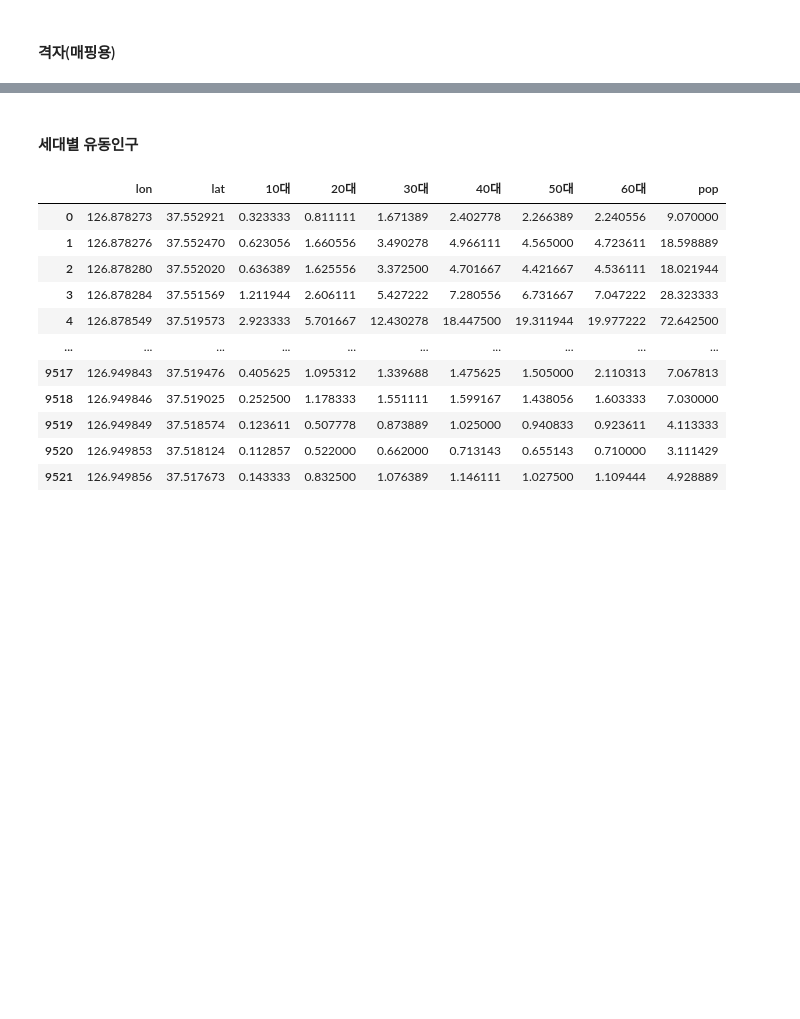
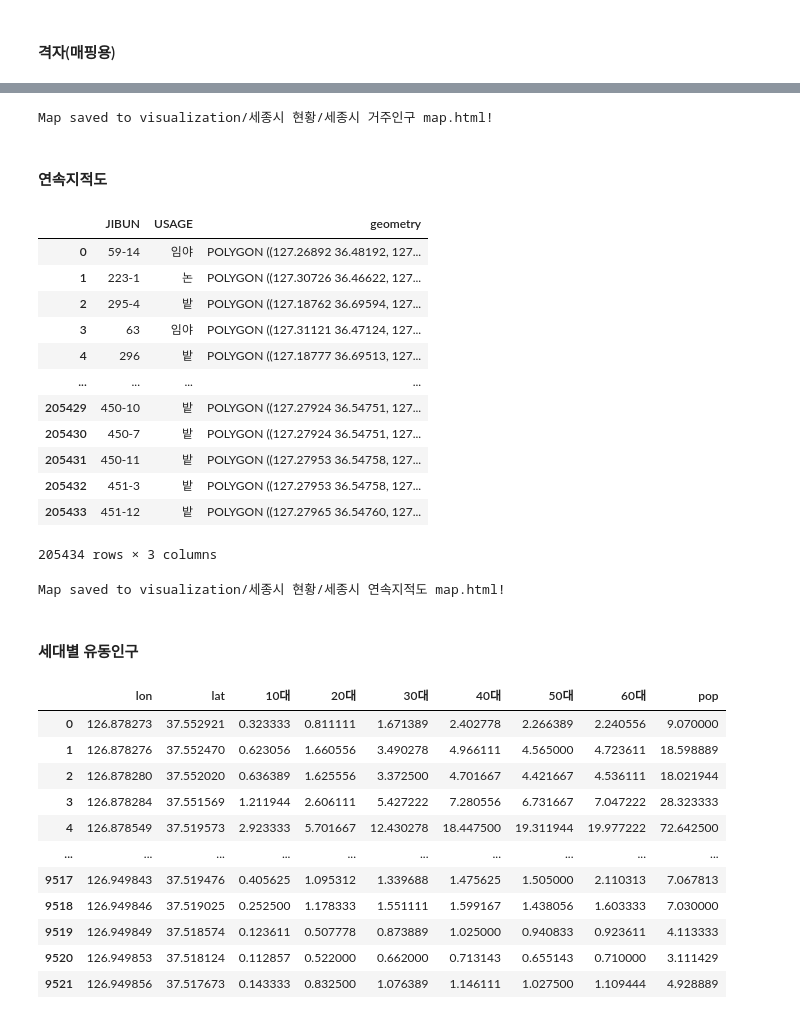
Before and after one commit to DDalaDDula/Estimation_of_Vacancy_Rate_of_Shopping_District_in_New_Town_Area, a Jupyter notebook: (1)세종시_인구변화.ipynb, the cells around one changed output, grey strips where cells are left out. Drawn from its saved outputs; the diff is of its cells as text; code cells hidden in the pictures; blank space fills up the shorter version.

```diff
--- a/(1)세종시_인구변화.ipynb
+++ b/(1)세종시_인구변화.ipynb
@@ -317,26 +89,0 @@ pop_df
-# %%
-fig = px.line(pop_df, x='연도', y='종합인구', labels={'x':'연도', 'y':'인구수'})
-fig.update_traces(mode='lines+markers')
-
-# 각 마커 위에 주석을 추가합니다.
-for i in range(len(year_lst)):
-    fig.add_annotation(
-        x=pop_df['연도'][i],
-        y=pop_df['종합인구'][i] + 400,
-        text=f"{pop_df['종합인구'][i]}명",
-        showarrow=False,
-    )
-fig.update_xaxes(
-        showticklabels=True,
-        showgrid=False,
-        tickmode='array',
-        range=[2020.5, 2023.5],
-        tickvals=[2021, 2022, 2023],  # x축에 표시할 값
-        ticktext=['2021', '2022', '2023'],  # x축에 표시할 텍스트
-    )
-fig.update_yaxes(
-    showticklabels=True,
-    showgrid=True,
-    )
-fig.update_layout(height=800, width=1200)
-fig.show()
@@ -448,0 +262,7 @@ Map saved to visualization/영등포구 현황/영등포구 거주인구 map(격
+# %%
+# 맵 저장
+sejong_pop_map.save_to_html(file_name="visualization/세종시 현황/세종시 거주인구 map.html")
+# %% [output]
+Map saved to visualization/세종시 현황/세종시 거주인구 map.html!
+# %% [markdown]
+#### 연속지적도
@@ -448,0 +299,32 @@ Map saved to visualization/영등포구 현황/영등포구 거주인구 map(격
+# %%
+# GeoJSON 파일 불러오기
+with open('SBJ_2406_002/8.세종시_연속지적도.geojson', encoding="UTF8") as geojson_file:
+    geojson_data = json.load(geojson_file)
+cadastral_map_df = pd.json_normalize(geojson_data['features'])
+cadastral_map_df['geometry'] = cadastral_map_df['geometry.coordinates'].apply(lambda x : make_pol(x))
+cadastral_map_df.drop(columns="geometry.coordinates", inplace=True)
+# cadastral_map_df 데이터프레임을 GeoDataFrame으로 변환
+cadastral_map_df = gpd.GeoDataFrame(cadastral_map_df, geometry='geometry')
+# 정규식을 사용하여 'properties.JIBUN'을 지번과 용도로 분리
+# 지번은 숫자 또는 숫자-숫자 형식, 용도는 공백 뒤에 오는 한글 문자로 가정
+cadastral_map_df['JIBUN'] = cadastral_map_df['properties.JIBUN'].str.extract(r'(\d+-?\d*)')
+cadastral_map_df['USAGE'] = cadastral_map_df['properties.JIBUN'].apply(lambda x:x[-1])
+# USAGE가 빈 문자열이거나 숫자로만 되어 있는 경우 '기타'로 설정
+cadastral_map_df['USAGE'] = cadastral_map_df['USAGE'].apply(lambda x: '기타' if x == '' or x.isdigit() else x)
+cadastral_map_df['USAGE'] = cadastral_map_df['USAGE'].apply(lambda x: cadastral_dic.get(x, x))
+cadastral_map_df = cadastral_map_df[['JIBUN', 'USAGE', 'geometry']]
+cadastral_map_df
+# %% [output]
+|  | JIBUN | USAGE | geometry |
+| 0 | 59-14 | 임야 | POLYGON ((127.26892 36.48192, 127... |
+| 1 | 223-1 | 논 | POLYGON ((127.30726 36.46622, 127... |
+| 2 | 295-4 | 밭 | POLYGON ((127.18762 36.69594, 127... |
+| 3 | 63 | 임야 | POLYGON ((127.31121 36.47124, 127... |
+| 4 | 296 | 밭 | POLYGON ((127.18777 36.69513, 127... |
+| ... | ... | ... | ... |
+| 205429 | 450-10 | 밭 | POLYGON ((127.27924 36.54751, 127... |
+| 205430 | 450-7 | 밭 | POLYGON ((127.27924 36.54751, 127... |
+| 205431 | 450-11 | 밭 | POLYGON ((127.27953 36.54758, 127... |
+| 205432 | 451-3 | 밭 | POLYGON ((127.27953 36.54758, 127... |
+| 205433 | 451-12 | 밭 | POLYGON ((127.27965 36.54760, 127... |
+205434 rows × 3 columns
@@ -449,3 +339,8 @@ Map saved to visualization/영등포구 현황/영등포구 거주인구 map(격
+# %%
+# 맵 저장
+sejong_cadastral_map.save_to_html(file_name="visualization/세종시 현황/세종시 연속지적도 map.html")
+# %% [output]
+Map saved to visualization/세종시 현황/세종시 연속지적도 map.html!
 # %% [markdown]
 #### 세대별 유동인구
 # %%
```
Also changed, not shown: parts of 40 cells of this notebook.
